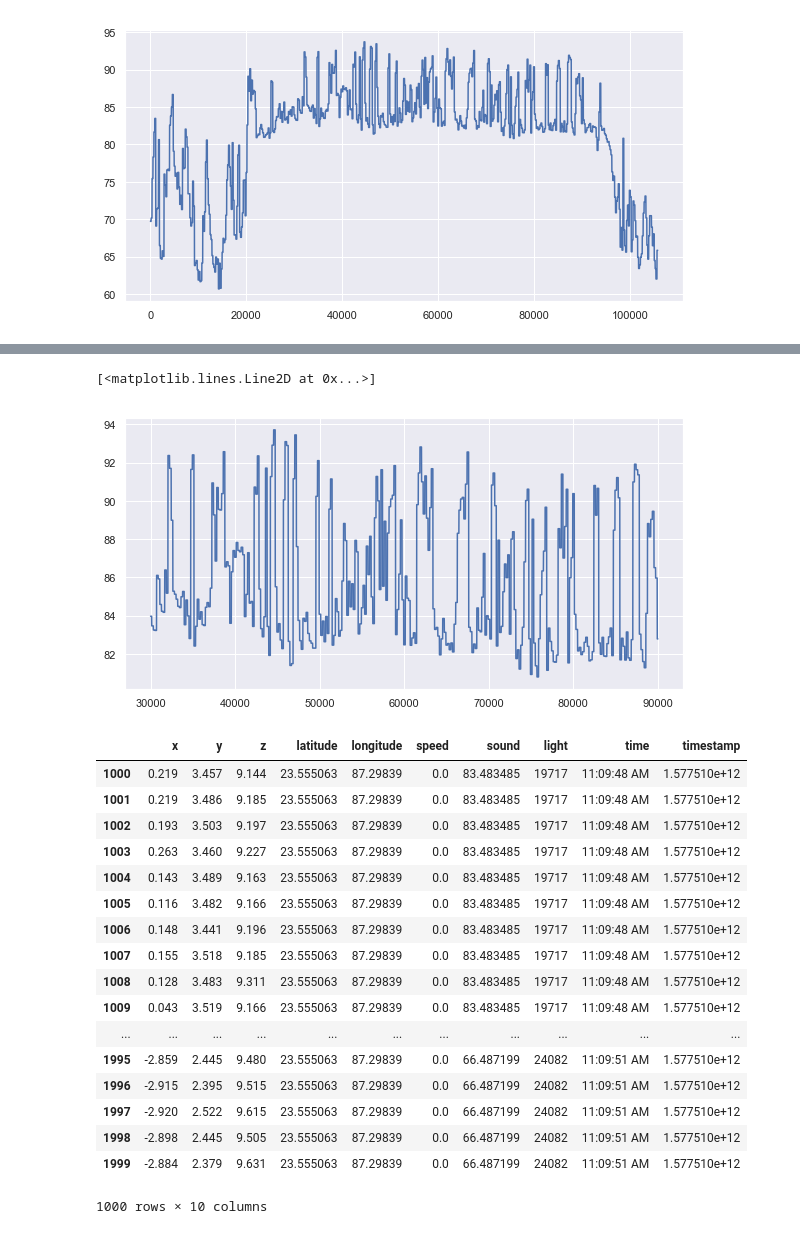
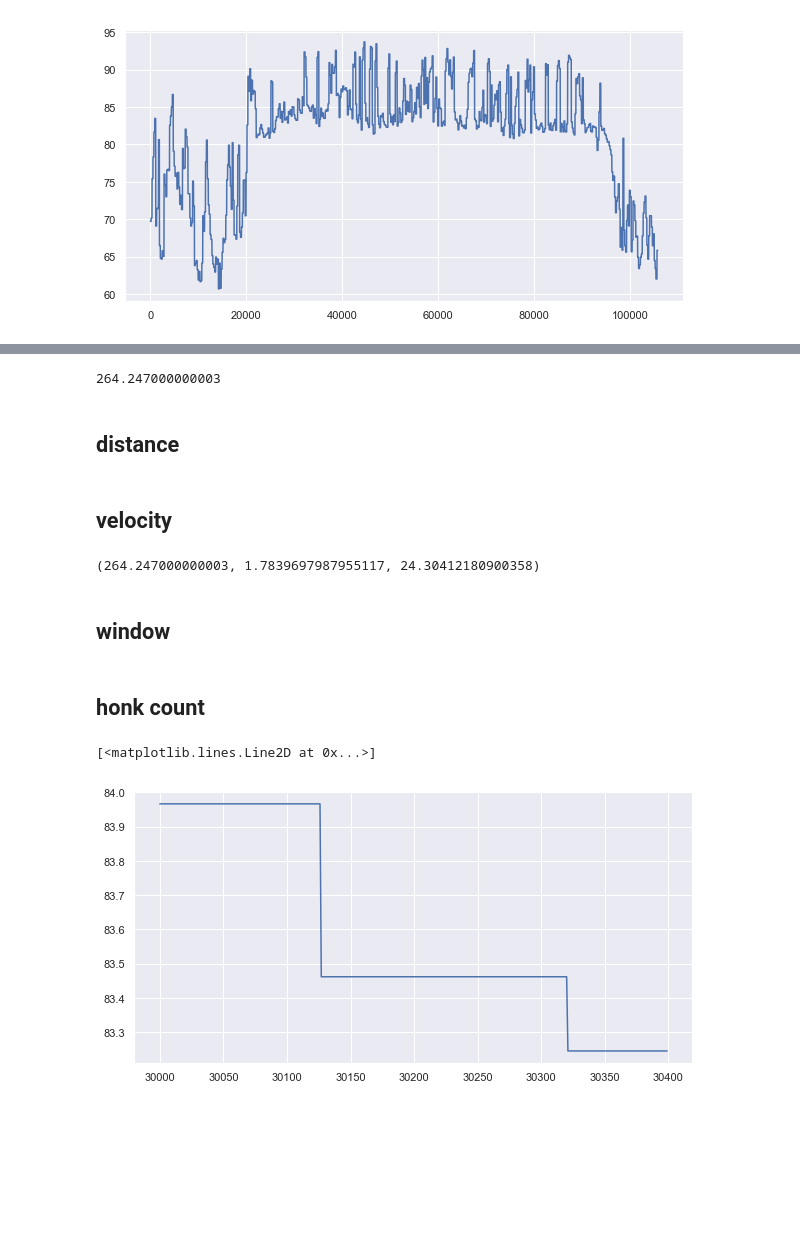
Before and after one commit to krsailesh-zz/driver_profiling_honk, a Jupyter notebook: honk_mi_note5.ipynb, the cells around one changed output, grey strips where cells are left out. Cells and saved outputs as stored; diff of their text form; code cells hidden in the pictures; blank space fills up the shorter version.

Commit message:
velocity calculation of each honk

```diff
--- a/honk_mi_note5.ipynb
+++ b/honk_mi_note5.ipynb
@@ -50,5 +19,5 @@ plt.plot(event2.sound)
 # %%
-event3 = pd.read_csv('OneDrive/Desktop/Honk data/drive-download-20200328T072000Z-001\TEST2\TEST2\REALME\BIKE 28Dec,2019-11-06-19 AM\Testing Data/All_Details.csv')
-event3.head()
+event4 = data_frame('OneDrive/Desktop/Honk data/drive-download-20200328T072000Z-001\TEST2\TEST2\REALME\BIKE 28Dec,2019-11-09-44 AM\Testing Data/All_Details2.csv')
+event4.head()
 # %% [output]
 |  | x | y | z | latitude | longitude | speed | sound | light | time | timestamp |
@@ -65,3 +28,0 @@ plt.plot(event3.sound)
-# %%
-event4 = pd.read_csv('OneDrive/Desktop/Honk data/drive-download-20200328T072000Z-001\TEST2\TEST2\REALME\BIKE 28Dec,2019-11-09-44 AM\Testing Data/All_Details2.csv')
-event4.head()
@@ -77,3 +31,22 @@ plt.plot(event4.sound)
 # %% [output]
 [<matplotlib.lines.Line2D at 0x...>]
 [figure]
+# %%
+def time(event):
+    date_time = []
+    for index in event.index:
+        p = pd.Timestamp(event.timestamp.loc[index],unit='ms',tz='Asia/Kolkata')
+        date_time.append(p.time())
+
+    time = []
+    for i in range(len(date_time)):
+        a = ((date_time[i].hour*3600 + date_time[i].minute*60 + date_time[i].second) + date_time[i].microsecond*10**(-6))
+        time.append(a)
+
+    ar = np.array(time)
+    event['time'] = ar
+
+    return event
+# %%
+event4 = time(event4)
+event4.head()
@@ -79,0 +60,6 @@ plt.plot(event4.sound)
+# %%
+event4.time[len(event4)-1]-event4.time[0]
+# %% [output]
+264.247000000003
+# %% [markdown]
+## distance
@@ -79,0 +87,10 @@ plt.plot(event4.sound)
+# %% [markdown]
+## velocity
+# %%
+total_dis,total_time = distance(event4,0,len(event4)-1)
+total_vel = total_dis/(total_time/3600)
+total_time,total_dis,total_vel
+# %% [output]
+(264.247000000003, 1.7839697987955117, 24.30412180900358)
+# %% [markdown]
+## window
@@ -80,5 +110,7 @@ plt.plot(event4.sound)
+# %% [markdown]
+## honk count
 # %%
-plt.plot(event4.sound[30000:90000])
+plt.plot(event4.sound[30000:30400])
 # %% [output]
 [<matplotlib.lines.Line2D at 0x...>]
-[figure, old version]
+[figure, new version]
@@ -96,21 +116,0 @@ for index in nums:
-# %%
-window[1]
-# %% [output]
-|  | x | y | z | latitude | longitude | speed | sound | light | time | timestamp |
-| 1000 | 0.219 | 3.457 | 9.144 | 23.555063 | 87.29839 | 0.0 | 83.483485 | 19717 | 11:09:48 AM | 1.577510e+12 |
-| 1001 | 0.219 | 3.486 | 9.185 | 23.555063 | 87.29839 | 0.0 | 83.483485 | 19717 | 11:09:48 AM | 1.577510e+12 |
-| 1002 | 0.193 | 3.503 | 9.197 | 23.555063 | 87.29839 | 0.0 | 83.483485 | 19717 | 11:09:48 AM | 1.577510e+12 |
-| 1003 | 0.263 | 3.460 | 9.227 | 23.555063 | 87.29839 | 0.0 | 83.483485 | 19717 | 11:09:48 AM | 1.577510e+12 |
-| 1004 | 0.143 | 3.489 | 9.163 | 23.555063 | 87.29839 | 0.0 | 83.483485 | 19717 | 11:09:48 AM | 1.577510e+12 |
-| 1005 | 0.116 | 3.482 | 9.166 | 23.555063 | 87.29839 | 0.0 | 83.483485 | 19717 | 11:09:48 AM | 1.577510e+12 |
-| 1006 | 0.148 | 3.441 | 9.196 | 23.555063 | 87.29839 | 0.0 | 83.483485 | 19717 | 11:09:48 AM | 1.577510e+12 |
-| 1007 | 0.155 | 3.518 | 9.185 | 23.555063 | 87.29839 | 0.0 | 83.483485 | 19717 | 11:09:48 AM | 1.577510e+12 |
-| 1008 | 0.128 | 3.483 | 9.311 | 23.555063 | 87.29839 | 0.0 | 83.483485 | 19717 | 11:09:48 AM | 1.577510e+12 |
-| 1009 | 0.043 | 3.519 | 9.166 | 23.555063 | 87.29839 | 0.0 | 83.483485 | 19717 | 11:09:48 AM | 1.577510e+12 |
-| ... | ... | ... | ... | ... | ... | ... | ... | ... | ... | ... |
-| 1995 | -2.859 | 2.445 | 9.480 | 23.555063 | 87.29839 | 0.0 | 66.487199 | 24082 | 11:09:51 AM | 1.577510e+12 |
-| 1996 | -2.915 | 2.395 | 9.515 | 23.555063 | 87.29839 | 0.0 | 66.487199 | 24082 | 11:09:51 AM | 1.577510e+12 |
-| 1997 | -2.920 | 2.522 | 9.615 | 23.555063 | 87.29839 | 0.0 | 66.487199 | 24082 | 11:09:51 AM | 1.577510e+12 |
-| 1998 | -2.898 | 2.445 | 9.505 | 23.555063 | 87.29839 | 0.0 | 66.487199 | 24082 | 11:09:51 AM | 1.577510e+12 |
-| 1999 | -2.884 | 2.379 | 9.631 | 23.555063 | 87.29839 | 0.0 | 66.487199 | 24082 | 11:09:51 AM | 1.577510e+12 |
-1000 rows × 10 columns
```
Also changed, not shown: parts of 19 cells of this notebook.
